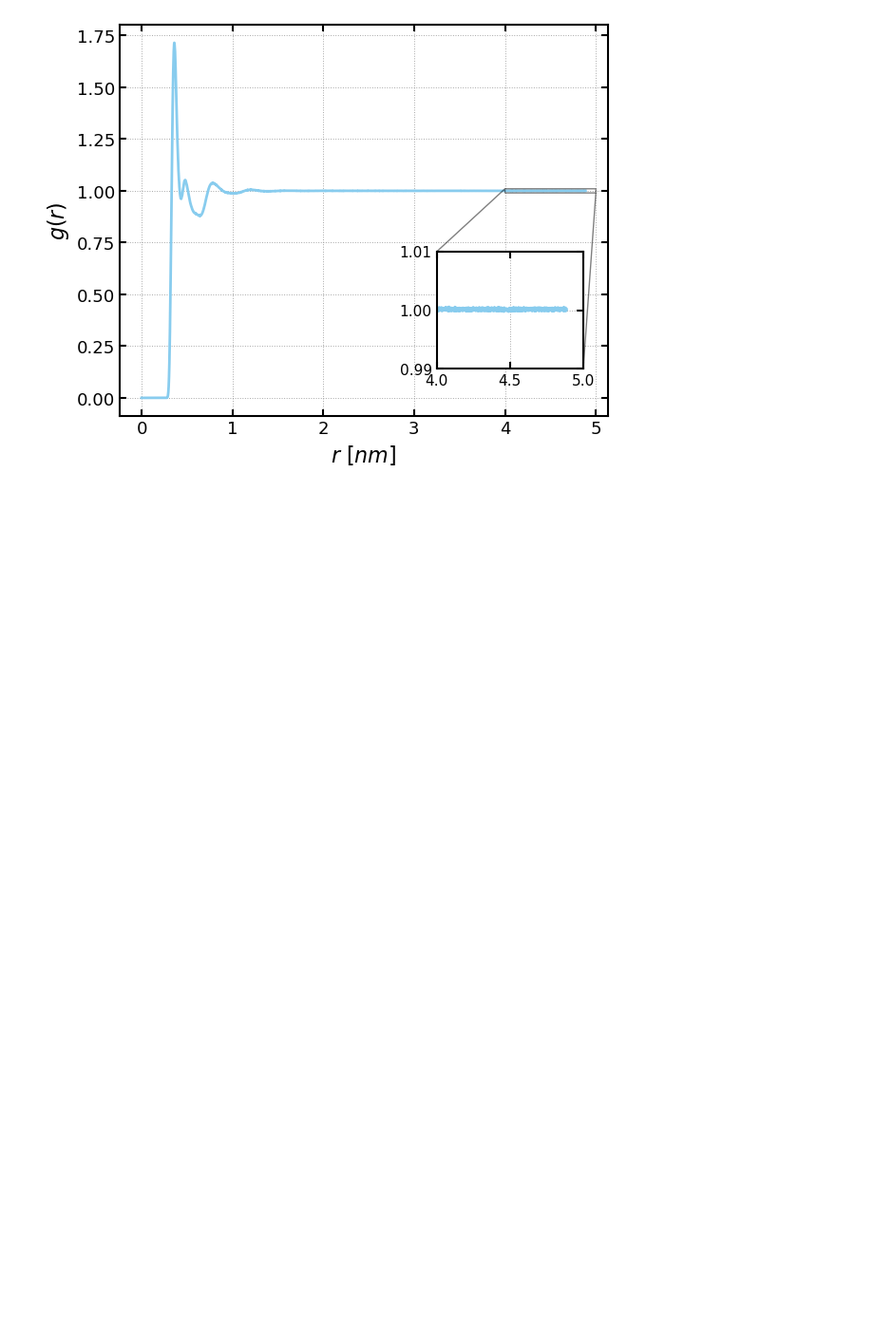
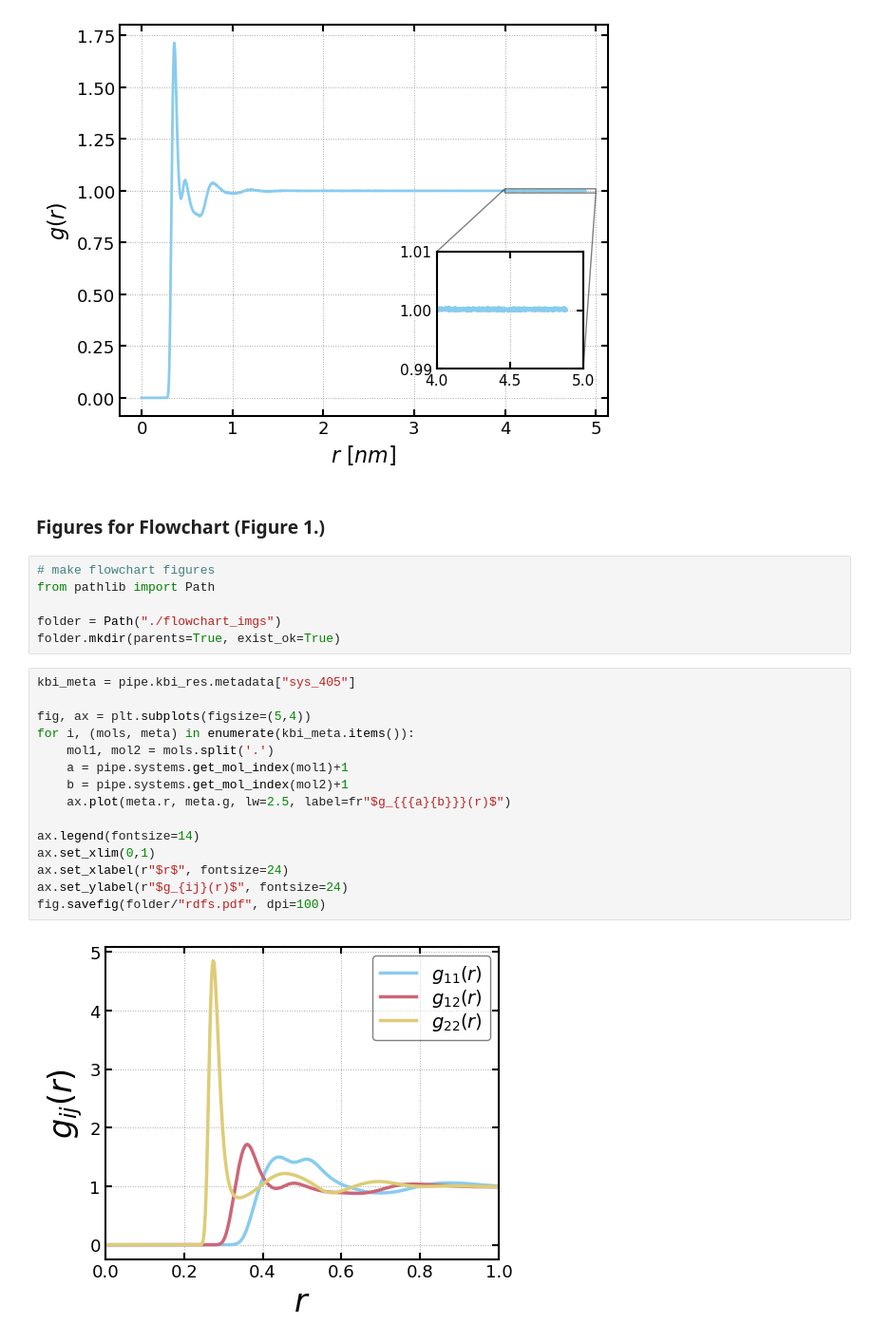
Before and after one commit to anl-sepsci/kbkit, a Jupyter notebook: examples/etoh_h2o_example.ipynb, the cells around one changed output. Shown at 95% size. Cells and saved outputs as stored; diff of their text form; blank space fills up the shorter version.

```diff
--- a/examples/etoh_h2o_example.ipynb
+++ b/examples/etoh_h2o_example.ipynb
@@ -163,3 +158,28 @@ kbi.plot_extrapolation()  # shows linear regression to scaled running KBI for ex
 kbi.rdf.plot()  # shows the RDF with an inset zooming in at large r
 # %% [output]
 [figure]
+# %% [markdown]
+### Figures for Flowchart (Figure 1.)
+# %%
+# make flowchart figures
+from pathlib import Path
+
+folder = Path("./flowchart_imgs")
+folder.mkdir(parents=True, exist_ok=True)
+# %%
+kbi_meta = pipe.kbi_res.metadata["sys_405"]
+
+fig, ax = plt.subplots(figsize=(5,4))
+for i, (mols, meta) in enumerate(kbi_meta.items()):
+    mol1, mol2 = mols.split('.')
+    a = pipe.systems.get_mol_index(mol1)+1
+    b = pipe.systems.get_mol_index(mol2)+1
+    ax.plot(meta.r, meta.g, lw=2.5, label=fr"$g_{{{a}{b}}}(r)$")
+
+ax.legend(fontsize=14)
+ax.set_xlim(0,1)
+ax.set_xlabel(r"$r$", fontsize=24)
+ax.set_ylabel(r"$g_{ij}(r)$", fontsize=24)
+fig.savefig(folder/"rdfs.pdf", dpi=100)
+# %% [output]
+[figure, added]
```
Also changed, not shown: parts of 10 cells of this notebook, 24 other files.
